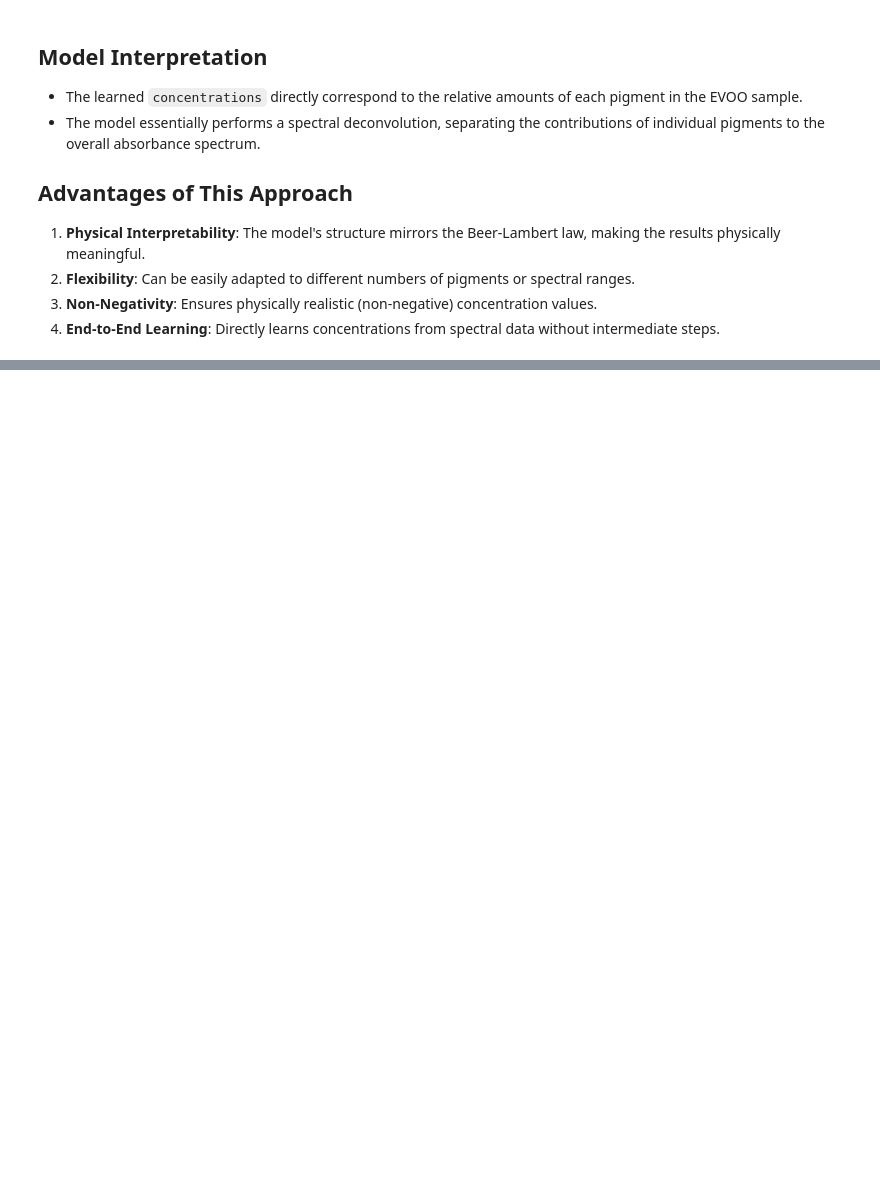
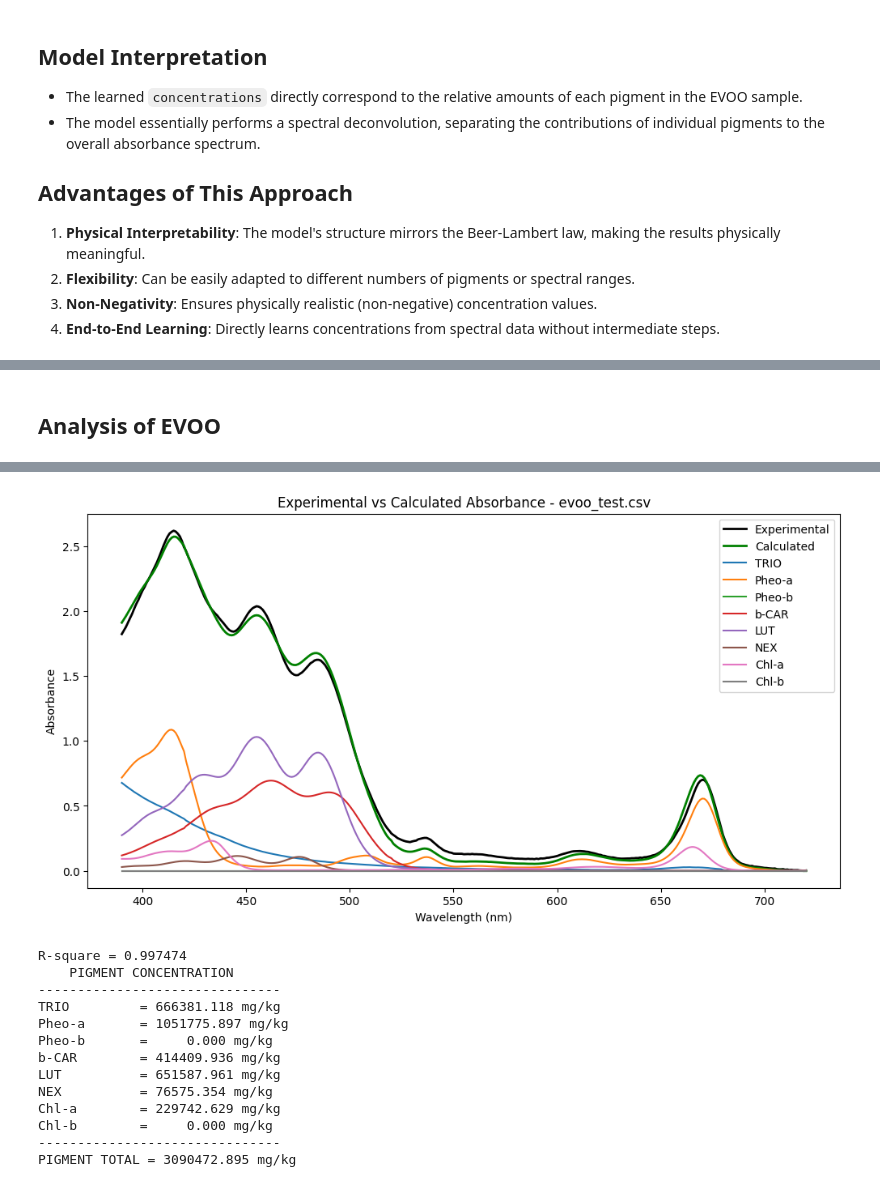
Before and after one commit to skashyapsri/Absorbance-Prediction-Using-ML, a Jupyter notebook: EVOO_Pigment_Analysis_using_Deep_Learning.ipynb, the cells around one changed output, grey strips where cells are left out. Drawn from its saved outputs; the diff is of its cells as text; code cells hidden in the pictures; blank space fills up the shorter version.

```diff
--- a/EVOO_Pigment_Analysis_using_Deep_Learning.ipynb
+++ b/EVOO_Pigment_Analysis_using_Deep_Learning.ipynb
@@ -17,20 +17,10 @@ import torch.optim as optim
 # %%
-evoo_samples = pd.read_csv('https://raw.githubusercontent.com/sandroj87/EVOODec/refs/heads/main/evoodec/spectra/evoo_test.csv', delimiter=';')
 pigments_data = pd.read_csv('https://raw.githubusercontent.com/sandroj87/EVOODec/refs/heads/main/evoodec/pigments/pigments.csv', delimiter=';', comment='#')
 MW = pigments_data.iloc[0, 1:].astype(float).values  # g/mol
 pigments_data = pigments_data.iloc[2:].reset_index(drop=True)
-
-evoo_samples.columns = ['Wavelength', 'Absorbance']
 pigments_data = pigments_data.rename(columns={'Wavelength (nm)': 'Wavelength'})
-
-evoo_samples['Wavelength'] = pd.to_numeric(evoo_samples['Wavelength'], errors='coerce')
 pigments_data['Wavelength'] = pd.to_numeric(pigments_data['Wavelength'], errors='coerce')
-
-evoo_samples = evoo_samples.dropna()
 pigments_data = pigments_data.dropna()
-
-b = 1.0  # in cm
-EVOO_DENSITY = 0.9 # in g/ml
 # %% [markdown]
 ## Define Helper Functions
 # %%
@@ -44,21 +32,3 @@ def select_wavelength_range(data, start, end):
-# %%
-wavelength_start, wavelength_end = 390, 720
-
-evoo_samples = select_wavelength_range(evoo_samples, wavelength_start, wavelength_end)
-pigments_data = select_wavelength_range(pigments_data, wavelength_start, wavelength_end)
-
-wavelengths = evoo_samples['Wavelength'].values
-A_exp = evoo_samples['Absorbance'].values.astype(float)
-
-baseline_correction = True
-if baseline_correction:
-    A_exp = apply_baseline_correction(A_exp)
-
-epsilon = pigments_data.iloc[:, 1:].astype(float).values.T
-epsilon = np.maximum(epsilon, 0)
-epsilon_max = np.max(epsilon, axis=1, keepdims=True)
-epsilon_max[epsilon_max == 0] = 1
-epsilon_normalized = epsilon / epsilon_max
 # %% [markdown]
 ## Define PyTorch Model
 # %% [markdown]
@@ -141,3 +143,13 @@ R-square      = 0.998976
+# %%
+b = 1.0  # optical path in cm
+evoo_density = 0.9  # EVOO density in g/ml
+datasets = [
+    'https://raw.githubusercontent.com/sandroj87/EVOODec/refs/heads/main/evoodec/spectra/evoo_test.csv',
+    'https://raw.githubusercontent.com/sandroj87/EVOODec/refs/heads/main/evoodec/spectra/fresh_evoo.csv',
+    'https://raw.githubusercontent.com/sandroj87/EVOODec/refs/heads/main/evoodec/spectra/mais_seed_oil.csv',
+    'https://raw.githubusercontent.com/sandroj87/EVOODec/refs/heads/main/evoodec/spectra/monocultivar_frantoio.csv',
+    'https://raw.githubusercontent.com/sandroj87/EVOODec/refs/heads/main/evoodec/spectra/rapeseed_oil.csv'
+]
 # %% [markdown]
 ## Model Interpretation
 
@@ -204,0 +165,5 @@ PIGMENT TOTAL = 3307087.922 mg/kg
+# %% [markdown]
+## Analysis of EVOO
+# %%
+analyze_dataset(datasets[0], pigments_data)
+# %% [output]
@@ -204,0 +181,14 @@ PIGMENT TOTAL = 3307087.922 mg/kg
+[figure, added]
+R-square = 0.997474
+    PIGMENT CONCENTRATION
+-------------------------------
+TRIO         = 666381.118 mg/kg
+Pheo-a       = 1051775.897 mg/kg
+Pheo-b       =     0.000 mg/kg
+b-CAR        = 414409.936 mg/kg
+LUT          = 651587.961 mg/kg
+NEX          = 76575.354 mg/kg
+Chl-a        = 229742.629 mg/kg
+Chl-b        =     0.000 mg/kg
+-------------------------------
+PIGMENT TOTAL = 3090472.895 mg/kg
```
Also changed, not shown: parts of 20 cells of this notebook.
